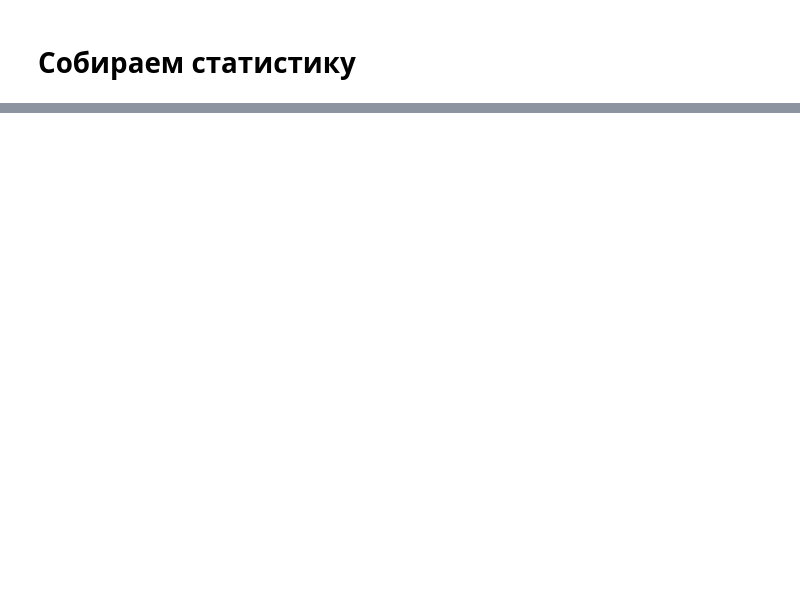
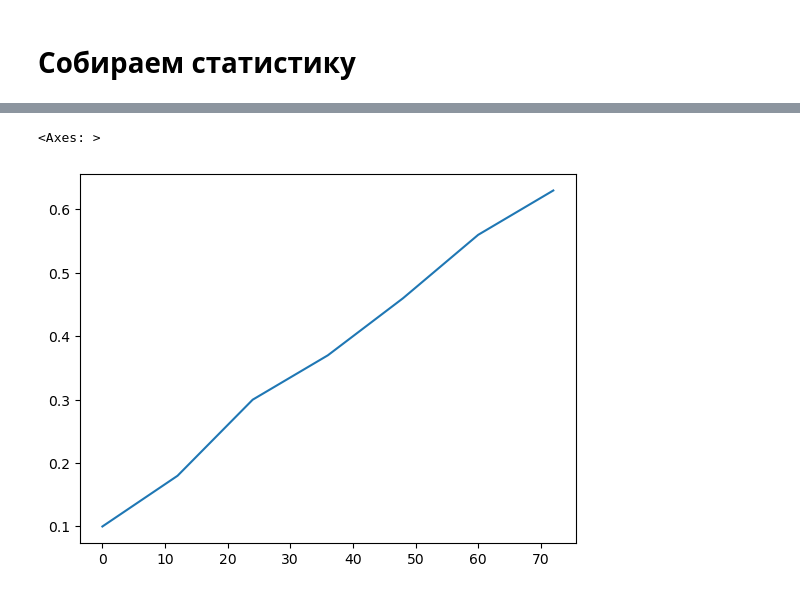
Before and after one commit to ATer-Oganisyan/prof-hw-1, a Jupyter notebook: prof-hw-4.ipynb, the cells around one changed output, grey strips where cells are left out. Saved outputs shown, nothing was run; the diff lists cells and outputs as text; code cells hidden in the pictures; blank space fills up the shorter version.

```diff
--- a/prof-hw-4.ipynb
+++ b/prof-hw-4.ipynb
@@ -250,0 +272,6 @@ UnboundLocalError: cannot access local variable 'infected_point' where it is not
+# %%
+data = avg_infected_points.get(0.1)
+sb.lineplot(data)
+# %% [output]
+<Axes: >
+[figure, added]
```
Also changed, not shown: parts of 10 cells of this notebook.
